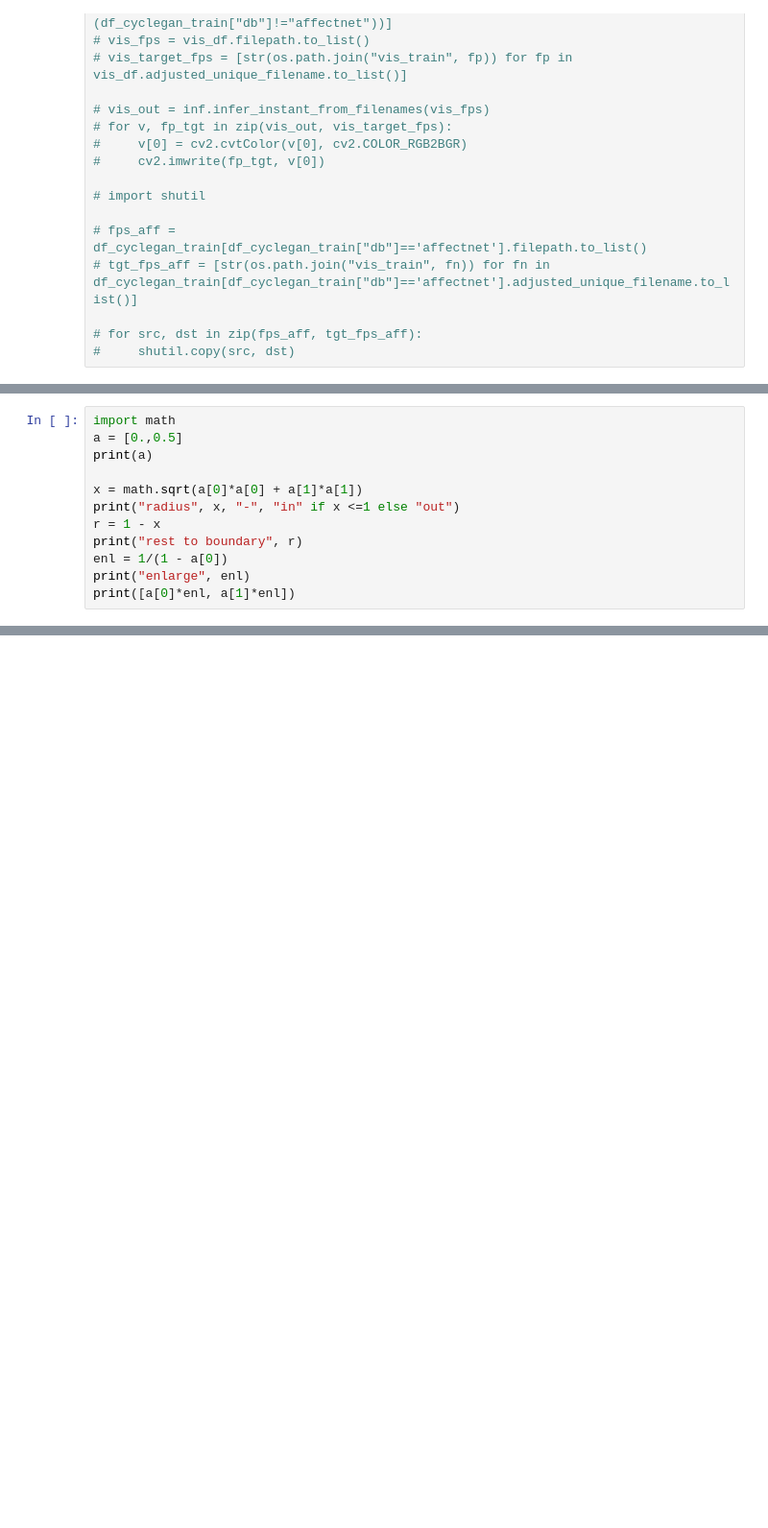
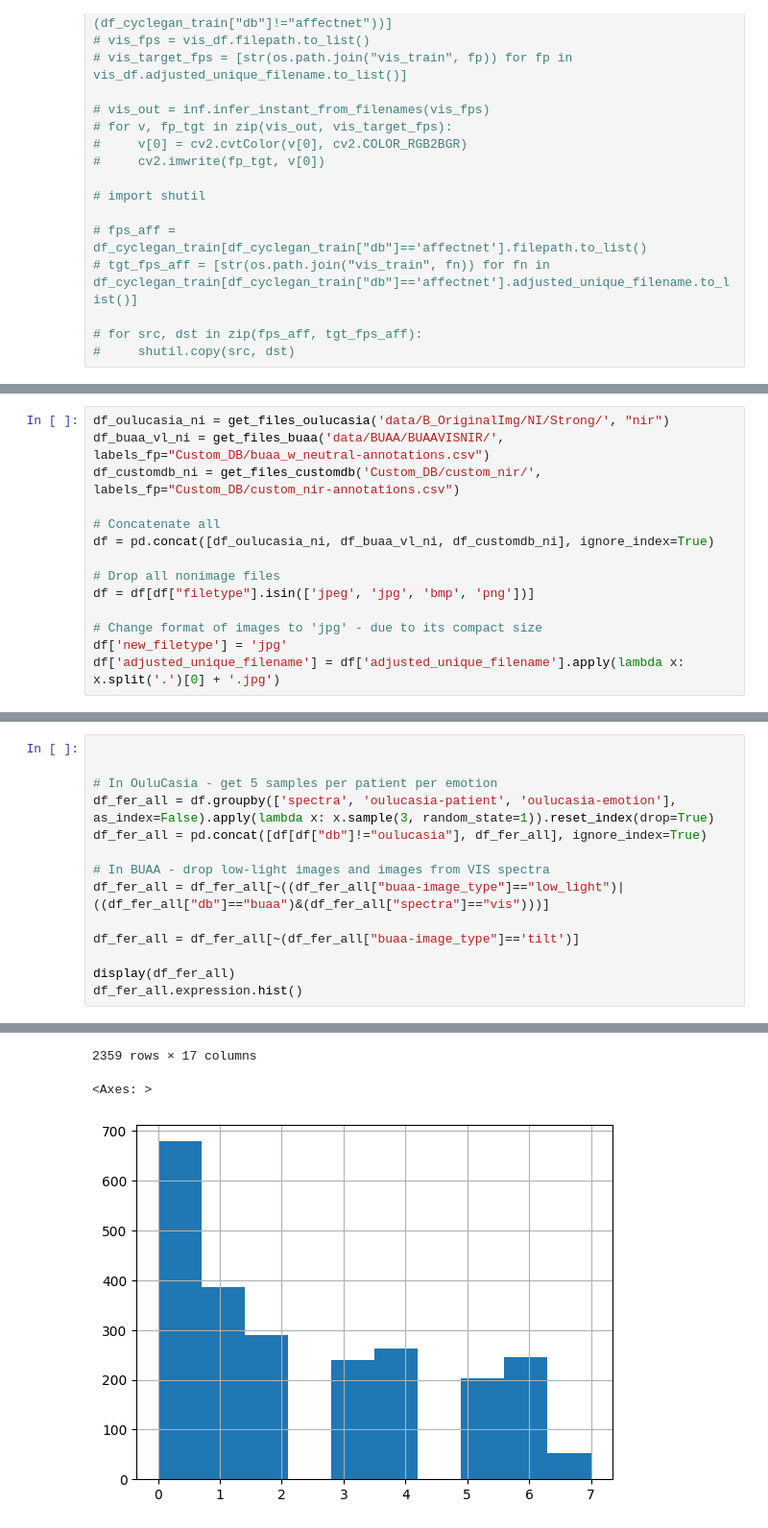
Before and after one commit to kalabto2/Facial-expression-analysis-from-NIR-image, a Jupyter notebook: creating_splits.ipynb, the cells around one changed output, grey strips where cells are left out. Shown at 96% size. Saved outputs shown, nothing was run; the diff lists cells and outputs as text; blank space fills up the shorter version.

```diff
--- a/creating_splits.ipynb
+++ b/creating_splits.ipynb
@@ -1512,12 +900,0 @@ affectnet_vis_images
-# %%
-import math
-a = [0.,0.5]
-print(a)
-
-x = math.sqrt(a[0]*a[0] + a[1]*a[1])
-print("radius", x, "-", "in" if x <=1 else "out")
-r = 1 - x
-print("rest to boundary", r)
-enl = 1/(1 - a[0])
-print("enlarge", enl)
-print([a[0]*enl, a[1]*enl])
@@ -1633,0 +903,14 @@ out = inf.infer_instant_from_folder("fer_custom_db_with_buaa_and_oulucasia")
+# %%
+df_oulucasia_ni = get_files_oulucasia('data/B_OriginalImg/NI/Strong/', "nir")
+df_buaa_vl_ni = get_files_buaa('data/BUAA/BUAAVISNIR/', labels_fp="Custom_DB/buaa_w_neutral-annotations.csv")
+df_customdb_ni = get_files_customdb('Custom_DB/custom_nir/', labels_fp="Custom_DB/custom_nir-annotations.csv")
+
+# Concatenate all
+df = pd.concat([df_oulucasia_ni, df_buaa_vl_ni, df_customdb_ni], ignore_index=True)
+
+# Drop all nonimage files
+df = df[df["filetype"].isin(['jpeg', 'jpg', 'bmp', 'png'])]
+
+# Change format of images to 'jpg' - due to its compact size
+df['new_filetype'] = 'jpg'
+df['adjusted_unique_filename'] = df['adjusted_unique_filename'].apply(lambda x: x.split('.')[0] + '.jpg')
@@ -1633,0 +952,15 @@ out = inf.infer_instant_from_folder("fer_custom_db_with_buaa_and_oulucasia")
+# %%
+
+
+# In OuluCasia - get 5 samples per patient per emotion
+df_fer_all = df.groupby(['spectra', 'oulucasia-patient', 'oulucasia-emotion'], as_index=False).apply(lambda x: x.sample(3, random_state=1)).reset_index(drop=True)
+df_fer_all = pd.concat([df[df["db"]!="oulucasia"], df_fer_all], ignore_index=True)
+
+# In BUAA - drop low-light images and images from VIS spectra
+df_fer_all = df_fer_all[~((df_fer_all["buaa-image_type"]=="low_light")|((df_fer_all["db"]=="buaa")&(df_fer_all["spectra"]=="vis")))]
+
+df_fer_all = df_fer_all[~(df_fer_all["buaa-image_type"]=='tilt')]
+
+display(df_fer_all)
+df_fer_all.expression.hist()
+# %% [output]
@@ -1633,0 +979,3 @@ out = inf.infer_instant_from_folder("fer_custom_db_with_buaa_and_oulucasia")
+2359 rows × 17 columns
+<Axes: >
+[figure, added]
```
Also changed, not shown: parts of 65 cells of this notebook.
